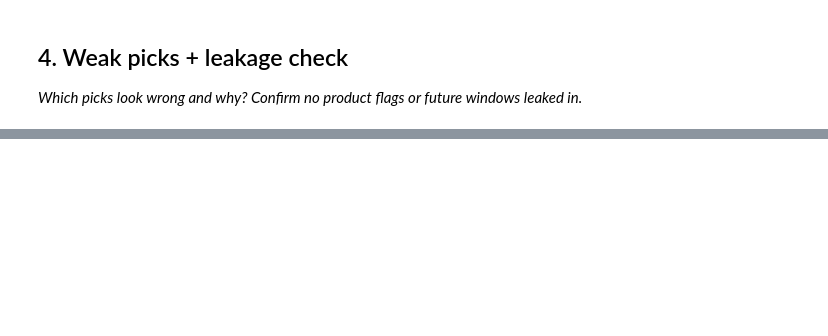
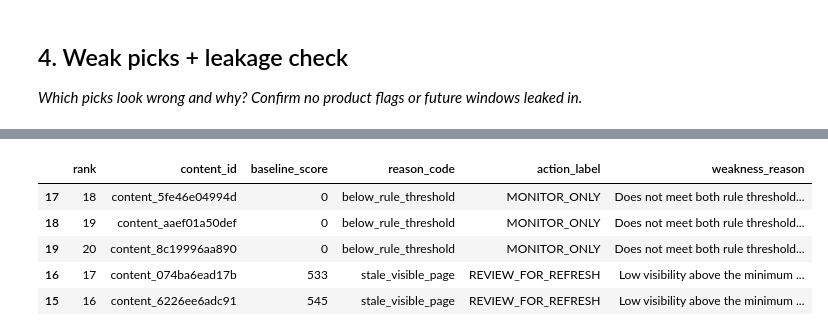
Before and after one commit to Boda-25/FlyRank-machine-learning, a Jupyter notebook: work/notebooks/w04_baseline_score.ipynb, the cells around one changed output, grey strips where cells are left out. Drawn from its saved outputs; the diff is of its cells as text; code cells hidden in the pictures; blank space fills up the shorter version.

```diff
--- a/work/notebooks/w04_baseline_score.ipynb
+++ b/work/notebooks/w04_baseline_score.ipynb
@@ -46,0 +335,76 @@ Before you submit, confirm each line honestly:
+# %%
+
+# Identify five potentially weak recommendations from the top 20
+
+weak_picks = top20.nsmallest(5, "baseline_score").copy()
+
+def explain_weak_pick(row):
+    if row["action_label"] == "MONITOR_ONLY":
+        return "Does not meet both rule thresholds; should not be treated as a refresh recommendation."
+
+    if row["impressions_90d"] < 1000:
+        return "Low visibility above the minimum threshold; the opportunity may be noisy."
+
+    if row["days_since_last_update"] < 210:
+        return "Close to the 180-day cutoff; an update may not be necessary yet."
+
+    return "Seasonality, search-demand changes, or related-page overlap should be investigated."
+
+weak_picks["weakness_reason"] = weak_picks.apply(
+    explain_weak_pick, axis=1
+)
+
+print("POTENTIALLY WEAK PICKS")
+display(
+    weak_picks[
+        [
+            "rank",
+            "content_id",
+            "baseline_score",
+            "reason_code",
+            "action_label",
+            "weakness_reason"
+        ]
+    ]
+)
+
+# Leakage audit
+rule_features = [
+    "days_since_last_update",
+    "impressions_90d"
+]
+
+forbidden_columns = [
+    "trend_direction",
+    "trend_pct",
+    "is_declining_label",
+    "impressions_last_30d",
+    "clicks_last_30d",
+    "sessions_last_30d",
+    "impressions_prev_30d",
+    "clicks_prev_30d",
+    "sessions_prev_30d",
+    "health_score",
+    "priority_score",
+    "action_type",
+    "refresh_tier",
+    "needs_ctr_fix",
+    "is_quick_win"
+]
+
+leaked_features = set(rule_features).intersection(
+    forbidden_columns
+)
+
+assert len(leaked_features) == 0, (
+    f"Leakage detected: {leaked_features}"
+)
+
+print("\nLEAKAGE AUDIT")
+print("Rule features:", rule_features)
+print("Forbidden features used:", list(leaked_features))
+print("Product flags used: None")
+print("Future-window features used: None")
+print("Target/label-derived features used: None")
+print("Leakage audit passed!")
+# %% [output]
@@ -46,0 +412,6 @@ Before you submit, confirm each line honestly:
+|  | rank | content_id | baseline_score | reason_code | action_label | weakness_reason |
+| 17 | 18 | content_5fe46e04994d | 0 | below_rule_threshold | MONITOR_ONLY | Does not meet both rule threshold... |
+| 18 | 19 | content_aaef01a50def | 0 | below_rule_threshold | MONITOR_ONLY | Does not meet both rule threshold... |
+| 19 | 20 | content_8c19996aa890 | 0 | below_rule_threshold | MONITOR_ONLY | Does not meet both rule threshold... |
+| 16 | 17 | content_074ba6ead17b | 533 | stale_visible_page | REVIEW_FOR_REFRESH | Low visibility above the minimum ... |
+| 15 | 16 | content_6226ee6adc91 | 545 | stale_visible_page | REVIEW_FOR_REFRESH | Low visibility above the minimum ... |
```
Also changed, not shown: parts of 12 cells of this notebook.
